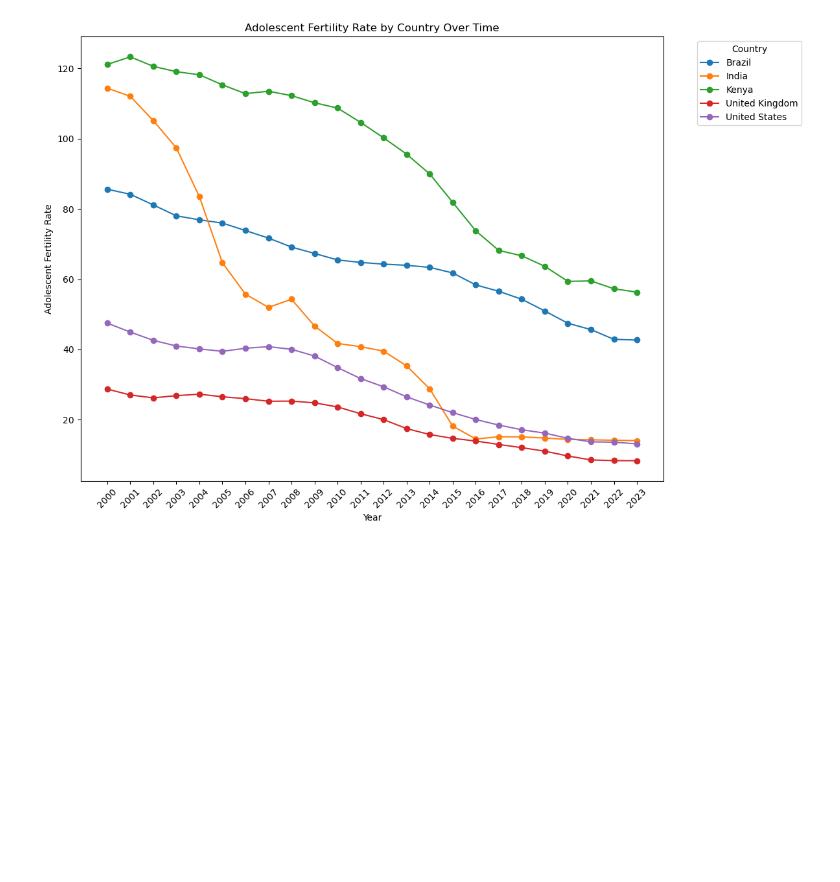
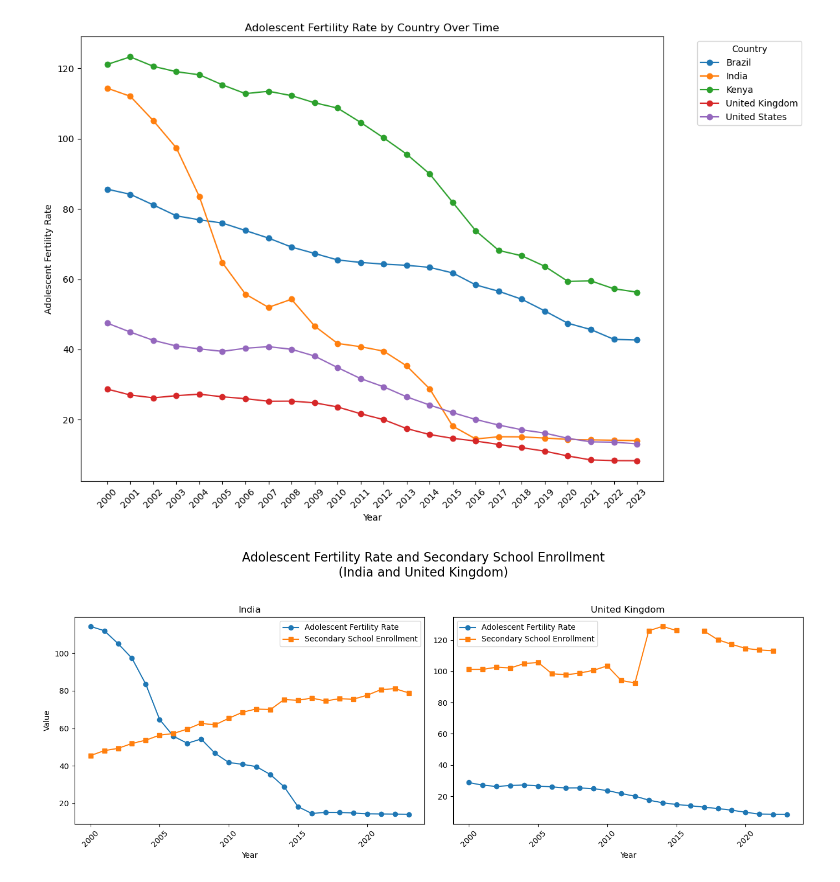
Before and after one commit to a1an-na/QTM350_Final_Project, a Jupyter notebook: adolescent_fertility.ipynb, the cells around one changed output. Cells and saved outputs as stored; diff of their text form; code cells hidden in the pictures; blank space fills up the shorter version.

Commit message:
Upload adolescent fertility analysis edits.

```diff
--- a/adolescent_fertility.ipynb
+++ b/adolescent_fertility.ipynb
@@ -9,6 +7,7 @@ Adolescent Fertility Rate by Country Over Time
 # %%
+# Adolescent Fertility Rate by Country Over Time
+
 # Prepare the data for plotting
-df['year'] = df['year']
 pivot_df = df.pivot(index='year', columns='country', values='adolescent_fertility')
 
 # Plot the line graph
@@ -23,3 +22,61 @@ plt.tight_layout()
 plt.show()
 # %% [output]
 [figure]
+# %%
+# Adolescent Fertility Rate and Secondary School Enrollment
+
+# Prepare the data for plotting
+pivot_df_adolescent_fertility = df.pivot(index='year', columns='country', values='adolescent_fertility')
+pivot_df_secondary_school_enrollment = df.pivot(index='year', columns='country', values='secondary_school_enrollment')
+
+# Plot the graphs
+countries = ['India', 'United Kingdom']
+
+fig, axes = plt.subplots(1, 2, figsize=(14, 6), sharex=True)
+
+# India
+axes[0].plot(
+    pivot_df_adolescent_fertility.index,
+    pivot_df_adolescent_fertility['India'],
+    marker='o',
+    label='Adolescent Fertility Rate',
+    color='tab:blue'
+)
+axes[0].plot(
+    pivot_df_secondary_school_enrollment.index,
+    pivot_df_secondary_school_enrollment['India'],
+    marker='s',
+    label='Secondary School Enrollment',
+    color='tab:orange'
+)
+axes[0].set_title('India')
+axes[0].set_xlabel('Year')
+axes[0].set_ylabel('Value')
+axes[0].legend()
+axes[0].tick_params(axis='x', rotation=45)
+
+# United Kingdom
+axes[1].plot(
+    pivot_df_adolescent_fertility.index,
+    pivot_df_adolescent_fertility['United Kingdom'],
+    marker='o',
+    label='Adolescent Fertility Rate',
+    color='tab:blue'
+)
+axes[1].plot(
+    pivot_df_secondary_school_enrollment.index,
+    pivot_df_secondary_school_enrollment['United Kingdom'],
+    marker='s',
+    label='Secondary School Enrollment',
+    color='tab:orange'
+)
+axes[1].set_title('United Kingdom')
+axes[1].set_xlabel('Year')
+axes[1].legend()
+axes[1].tick_params(axis='x', rotation=45)
+
+fig.suptitle('Adolescent Fertility Rate and Secondary School Enrollment\n(India and United Kingdom)', fontsize=16)
+plt.tight_layout(rect=[0, 0.03, 1, 0.95])
+plt.show()
+# %% [output]
+[figure, added]
```
Also changed, not shown: parts of 1 cell of this notebook, 1 other file.
